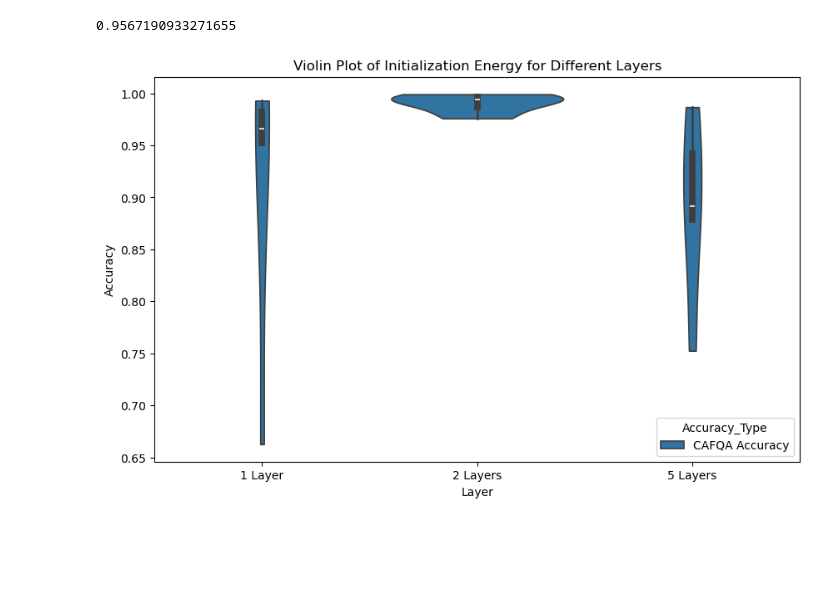
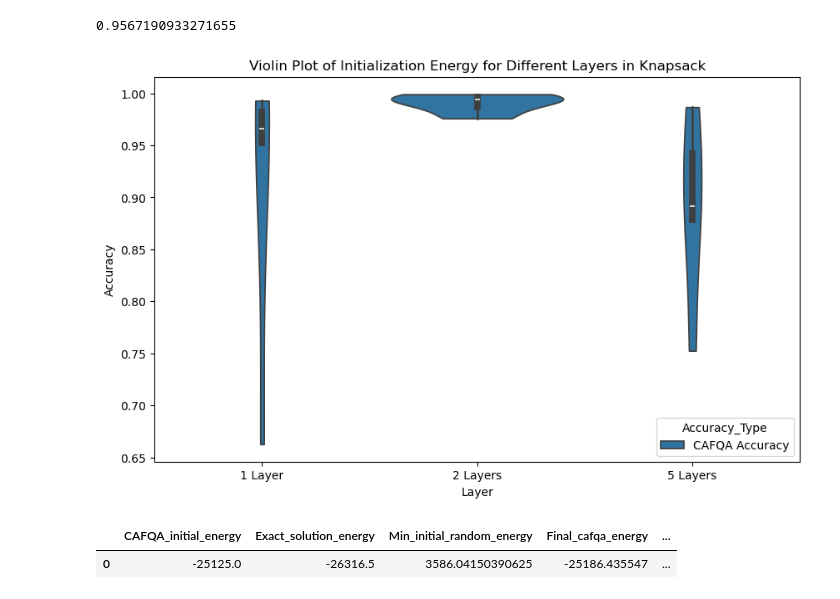
Before and after one commit to d-bharadwaj/SPIQ, a Jupyter notebook: playground_scripts/plotting_notebook.ipynb, the cells around one changed output. Drawn from its saved outputs; the diff is of its cells as text; code cells hidden in the pictures; blank space fills up the shorter version.

```diff
--- a/playground_scripts/plotting_notebook.ipynb
+++ b/playground_scripts/plotting_notebook.ipynb
@@ -336,32 +336,52 @@ data_2_layer = {
                         -23614.5/-23761.5],
 }
 
 data_5_layer = {
     'Layer': ['5 Layers', '5 Layers', '5 Layers', '5 Layers', '5 Layers'],
     'CAFQA Accuracy': [-19805.5/-26316.5,
                        -7781.0/-7886.0,
                        -18624.5/-19764.0,
                          -9944.0/-11154.5,
                          -20887.0/-23761.5],
 }
 
 # Combine the dictionaries into a single DataFrame for plotting
 combined_data = {
     'Layer': data_1_layer['Layer'] + data_2_layer['Layer'] + data_5_layer['Layer'],
     'CAFQA Accuracy': data_1_layer['CAFQA Accuracy'] + data_2_layer['CAFQA Accuracy'] + data_5_layer['CAFQA Accuracy'],
     # 'Random Accuracy': data_1_layer['Random Accuracy'] + data_2_layer['Random Accuracy'] + data_5_layer['Random Accuracy']
 }
 
 # Convert the combined data into a DataFrame
 df_combined = pd.DataFrame(combined_data)
 
 # Plot the violin plot for both CAFQA Accuracy and Random Accuracy
 df_melted = df_combined.melt(id_vars=['Layer'], value_vars=['CAFQA Accuracy'],
                              var_name='Accuracy_Type', value_name='Accuracy')
 
 plt.figure(figsize=(10, 6))
 sns.violinplot(x='Layer', y='Accuracy', hue='Accuracy_Type', data=df_melted, split=False,cut=0)
-plt.title('Violin Plot of Initialization Energy for Different Layers')
+plt.title('Violin Plot of Initialization Energy for Different Layers in Knapsack')
 plt.show()
 # %% [output]
-[figure, old version]
+[figure, new version]
+# %%
+single_data = np.load( '../np_data/knapsack/rep_sweep/11_qubits/results_single_1.npy',allow_pickle=True).item()
+
+final_data = []
+final_data.append({
+    'CAFQA_initial_energy': single_data['CAFQA_initial_energy'],
+    'Exact_solution_energy': single_data['Exact_solution_energy'],
+    'Min_initial_random_energy': single_data['Min_initial_random_energy'],
+    'Final_cafqa_energy': single_data['Final_cafqa_energy'],
+    'Final_random_energy': single_data['Final_random_energy'],
+    "CAFQA_objective_values" : single_data['CAFQA_objective_values'],
+    'Random_objective_values' : single_data['Random_objective_values']
+
+})
+
+final_df = pd.DataFrame(final_data)
+final_df
+# %% [output]
+|  | CAFQA_initial_energy | Exact_solution_energy | Min_initial_random_energy | Final_cafqa_energy | ... |
+| 0 | -25125.0 | -26316.5 | 3586.04150390625 | -25186.435547 | ... |
```
Also changed, not shown: parts of 6 cells of this notebook, 38 other files.
